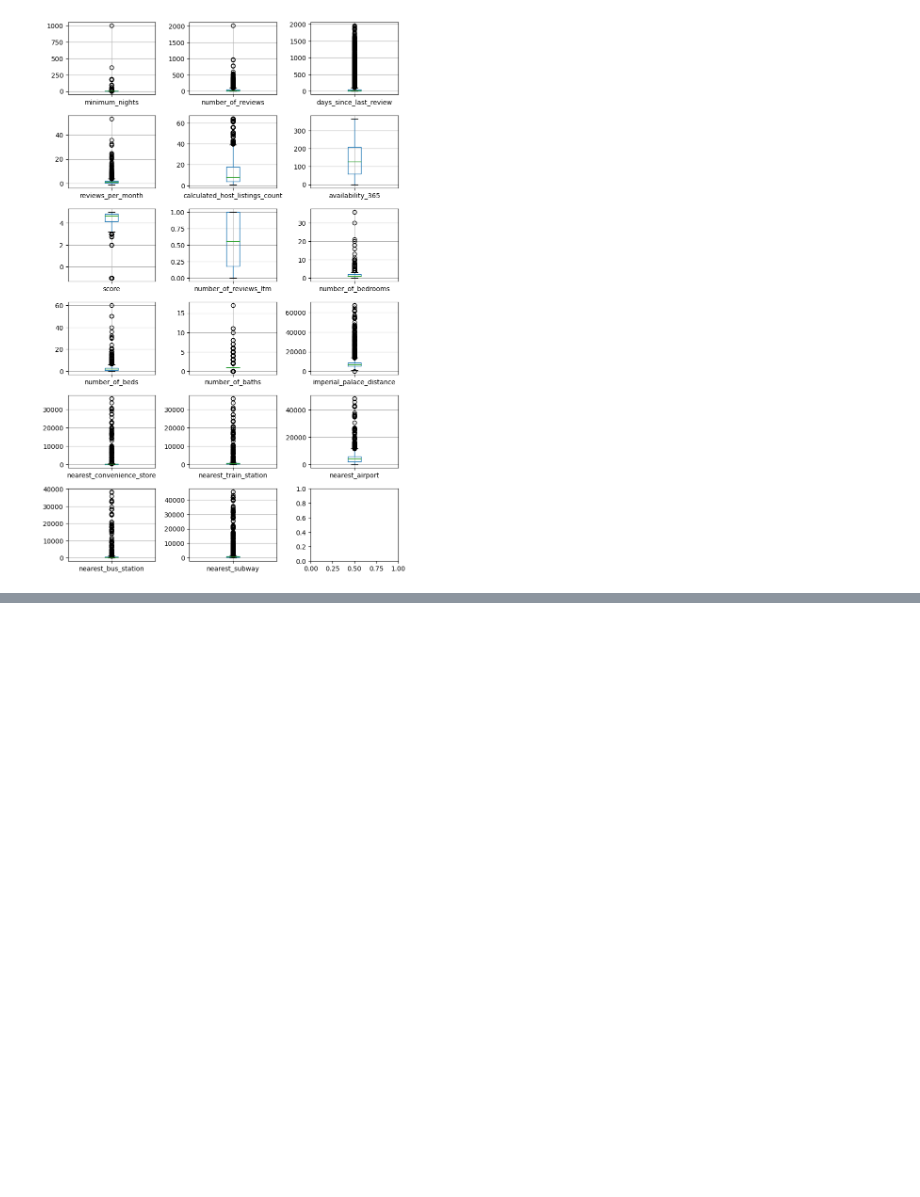
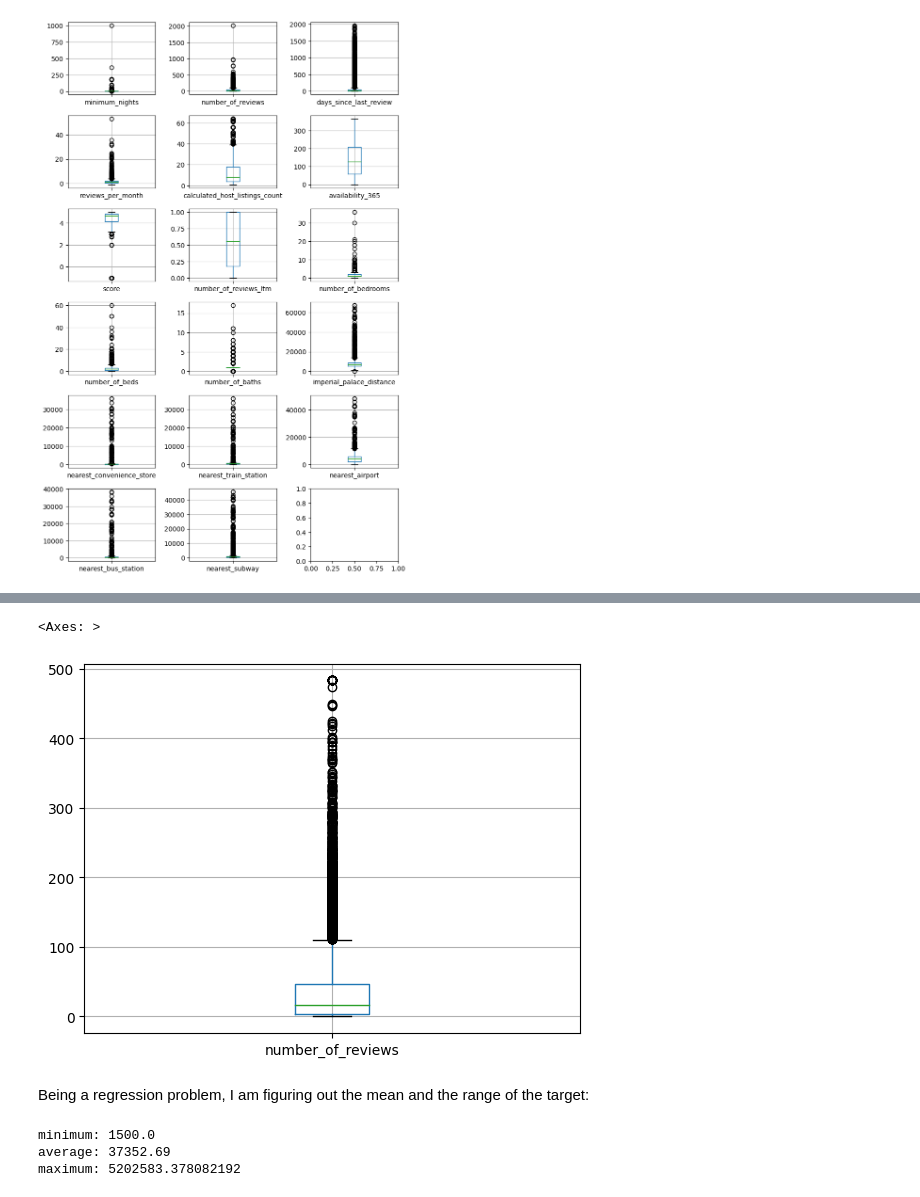
Before and after one commit to jeremysb1/xgboost, a Jupyter notebook: xgboost_model.ipynb, the cells around one changed output, grey strips where cells are left out. Saved outputs shown, nothing was run; the diff lists cells and outputs as text; code cells hidden in the pictures; blank space fills up the shorter version.

```diff
--- a/xgboost_model.ipynb
+++ b/xgboost_model.ipynb
@@ -295,0 +310,17 @@ plt.show()
+# %%
+X['number_of_reviews'] = winsorize(X['number_of_reviews'].values, limits=(lower_cut_percentile, upper_cut_percentile))
+
+X[['number_of_reviews']].boxplot()
+# %% [output]
+<Axes: >
+[figure, added]
+# %% [markdown]
+Being a regression problem, I am figuring out the mean and the range of the target:
+# %%
+print(f"minimum: {y.min()}")
+print(f"average: {y.mean().round(2)}")
+print(f"maximum: {y.max()}")
+# %% [output]
+minimum: 1500.0
+average: 37352.69
+maximum: 5202583.378082192
```
Also changed, not shown: parts of 6 cells of this notebook.
